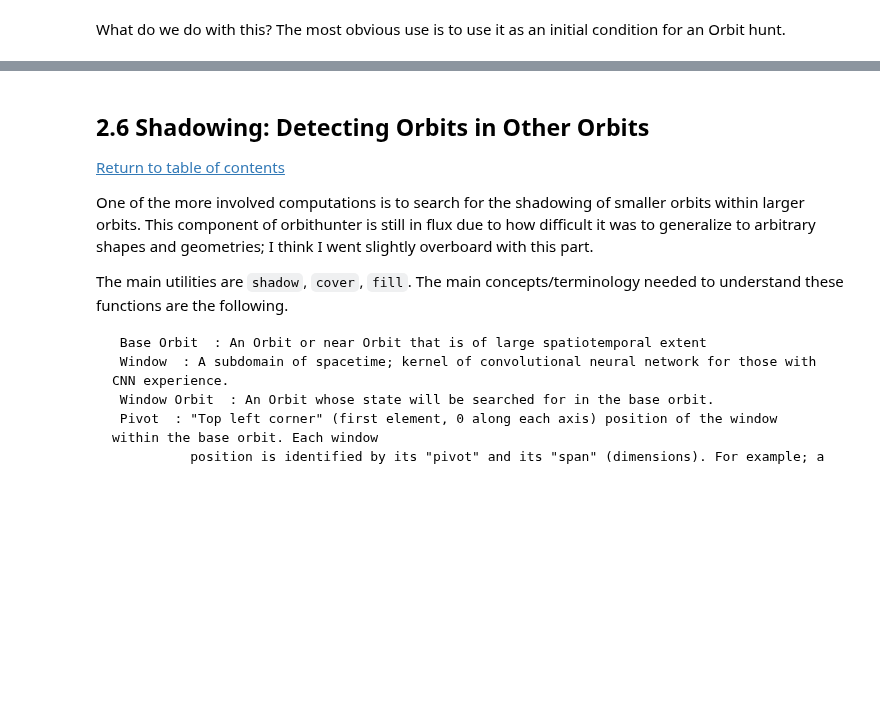
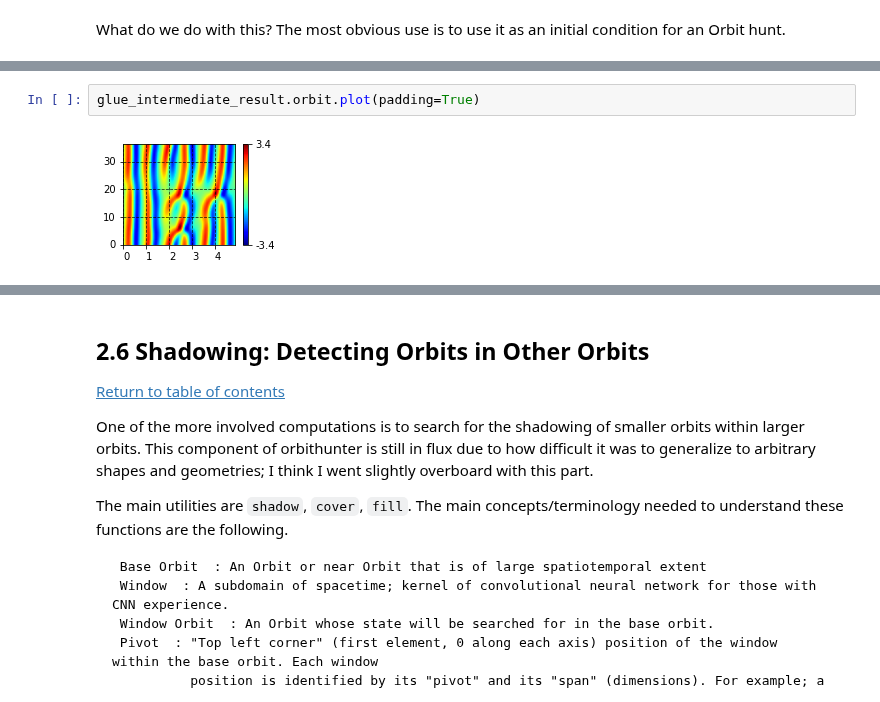
Before and after one commit to chaotic-systems/orbithunter, a Jupyter notebook: notebooks/tutorial.ipynb, the cells around one changed output, grey strips where cells are left out. Saved outputs shown, nothing was run; the diff lists cells and outputs as text; blank space fills up the shorter version.

```diff
--- a/notebooks/tutorial.ipynb
+++ b/notebooks/tutorial.ipynb
@@ -291,0 +323,4 @@ t1 = time.time_ns()/10**9
+# %%
+glue_intermediate_result.orbit.plot(padding=True)
+# %% [output]
+[figure, added]
```
Also changed, not shown: parts of 15 cells of this notebook, 15 other files.
